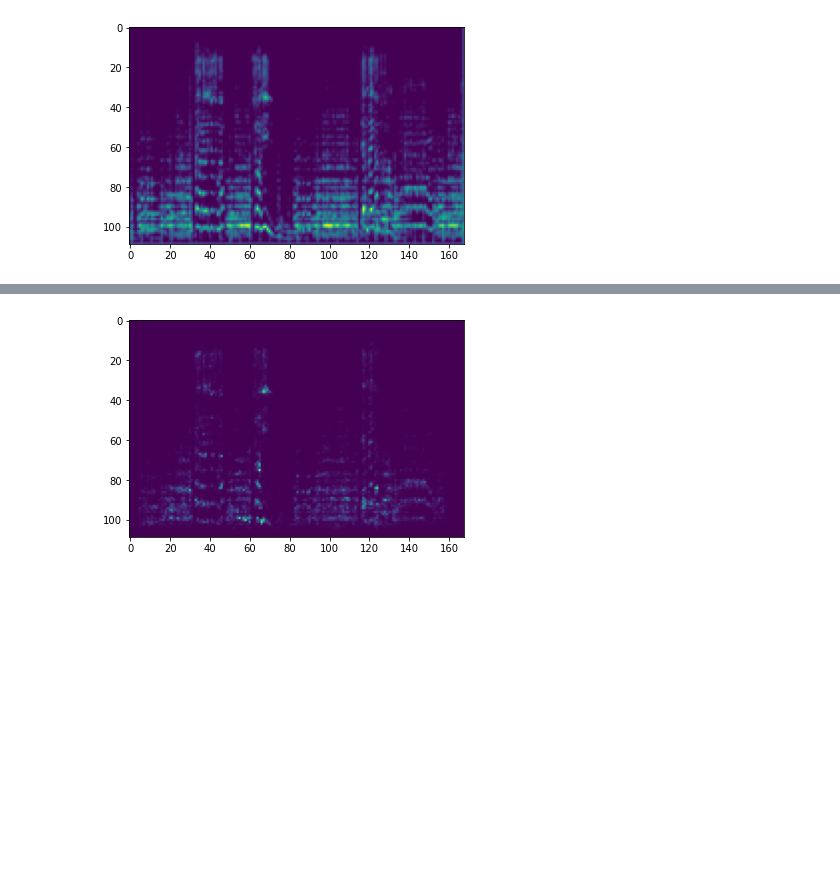
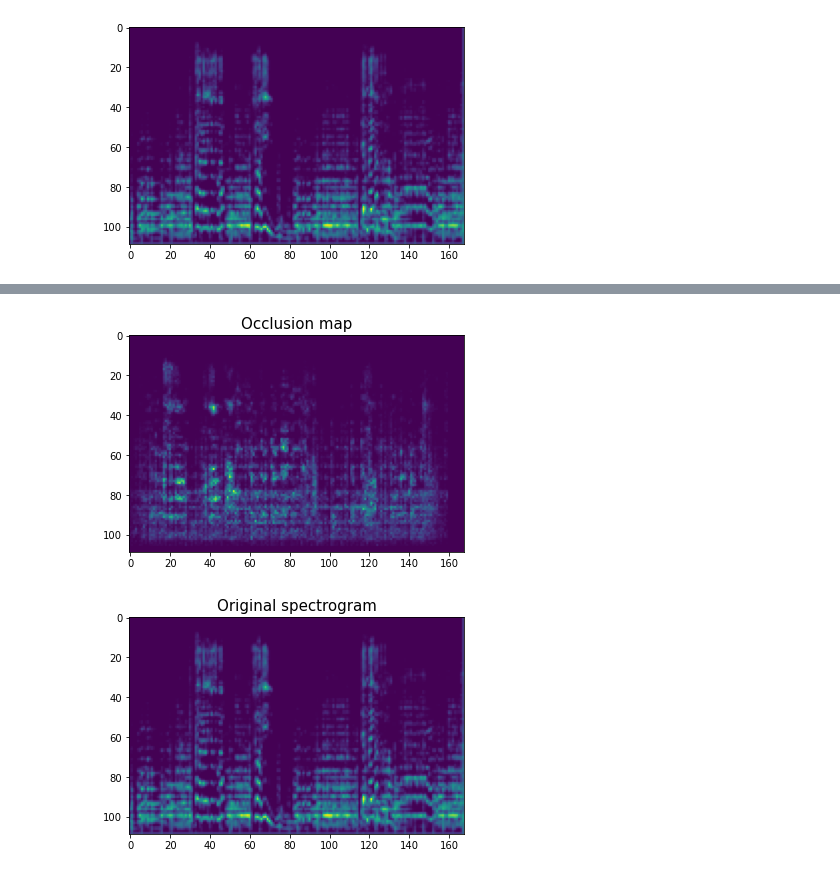
Before and after one commit to boldloop/interpretable-MR, a Jupyter notebook: occlusion_map.ipynb, the cells around one changed output, grey strips where cells are left out. Drawn from its saved outputs; the diff is of its cells as text; code cells hidden in the pictures; blank space fills up the shorter version.

```diff
--- a/occlusion_map.ipynb
+++ b/occlusion_map.ipynb
@@ -51,7 +50,7 @@ train_labels = torch.Tensor([train_dataset[i][1] for i in range(len(train_datase
 # plt.show()
 # exit()
 
-test_data = torch.stack([test_dataset[i][0] for i in range(len(test_dataset))])
+test_data = torch.stack([test_dataset[i][0] for i in range(2,3)])
 test_labels = torch.Tensor([test_dataset[i][1] for i in range(len(test_dataset))])
 
 
@@ -88,7 +87,7 @@ model.load_state_dict(torch.load('torch_model.pth'))
 model.eval();
 # %%
 # select one image in training dataset
-occ_img = train_data
+occ_img = test_data
 fig = plt.figure(facecolor="white")
 plt.imshow(np.squeeze(train_data[0]))
 plt.show()
@@ -97,19 +102,18 @@ plt.show()
 # %%
-rows = train_data.shape[2]
-cols = train_data.shape[3]
+rows = test_data.shape[2]
+cols = test_data.shape[3]
 all_outputs = []
 all_diffs = []
 # calculate output for original image
-original_output = model(train_data).detach().numpy()
-
+original_output = model(test_data).detach().numpy()
+sq = 1
 # calculate outputs for occluded images
-for row in range(rows):
+for row in track(range(rows)):
     for col in range(cols):
-        occ_img = train_data.clone()
-        occ_img[0][0][row][col] = 0
-        tmp_out = model(occ_img)
-        all_outputs.append(tmp_out.detach().numpy())
-
-# now calculate differences
-for output in all_outputs:
-    all_diffs.append(np.square(np.linalg.norm(original_output-output)))
+        try:
+            occ_img = test_data.clone()
+            occ_img[0][0][row][col] = 0
+            tmp_out = model(occ_img)
+            all_outputs.append(tmp_out.detach().numpy())
+        except IndexError:
+            continue
@@ -116,10 +125,21 @@ for output in all_outputs:
+# %%
+# now calculate differences
+for output in all_outputs:
+    all_diffs.append((np.linalg.norm(original_output-output)))
 # %%
 # now reshape and display masked spectrogram
 all_diffs = np.array(all_diffs)
-mask = all_diffs.reshape(rows,cols)
+mask = all_diffs.reshape(-1, 168)
+
 fig = plt.figure(facecolor="white")
+plt.title("Occlusion map", fontsize=15)
 plt.imshow(mask)
-# plt.imshow(np.multiply(mask, np.squeeze(train_data.detach().numpy())))
 plt.show()
+
+fig = plt.figure(facecolor="white")
+plt.title("Original spectrogram", fontsize=15)
+plt.imshow(np.squeeze(train_data.detach().numpy()))
+plt.show()
 # %% [output]
-[figure, old version]
+[figure, new version]
+[figure, added]
```
Also changed, not shown: parts of 3 cells of this notebook.
